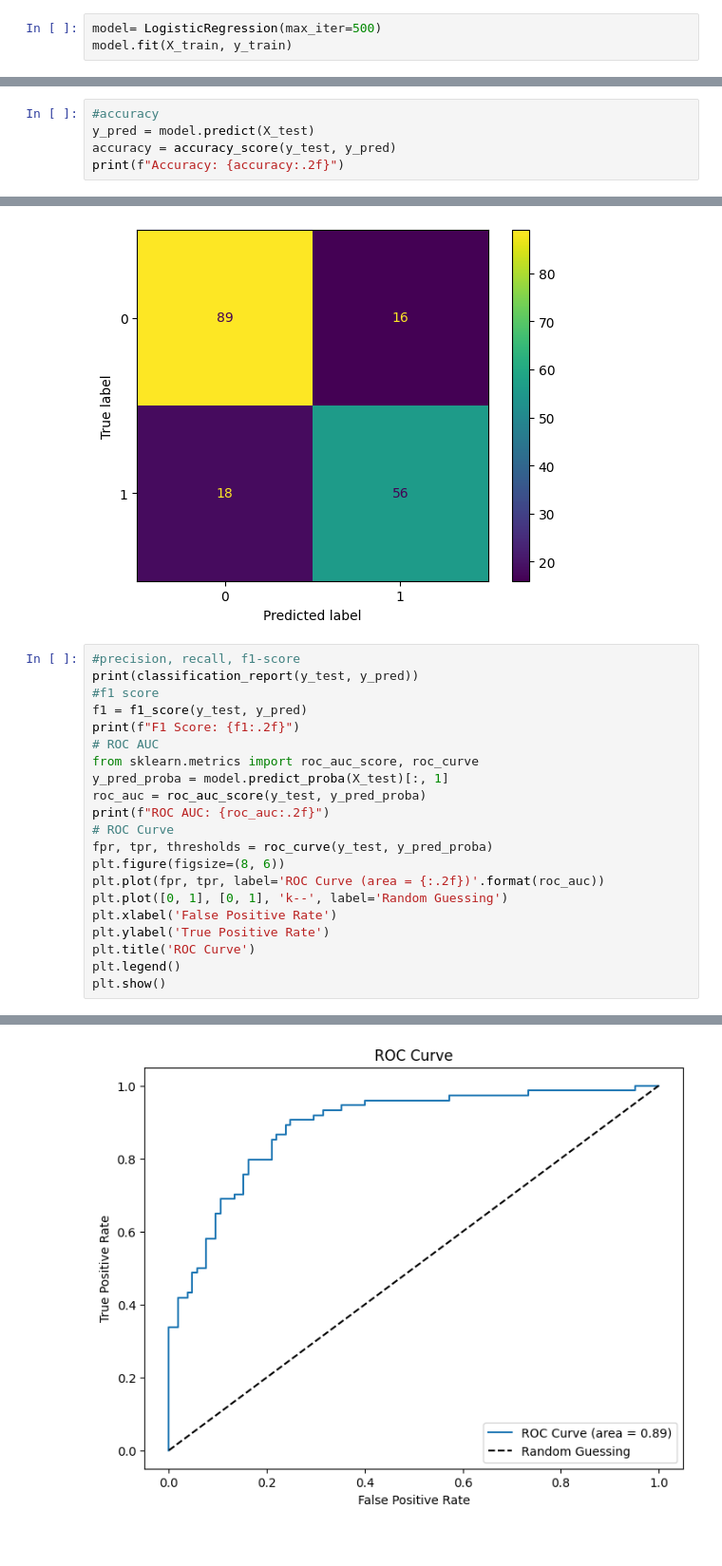
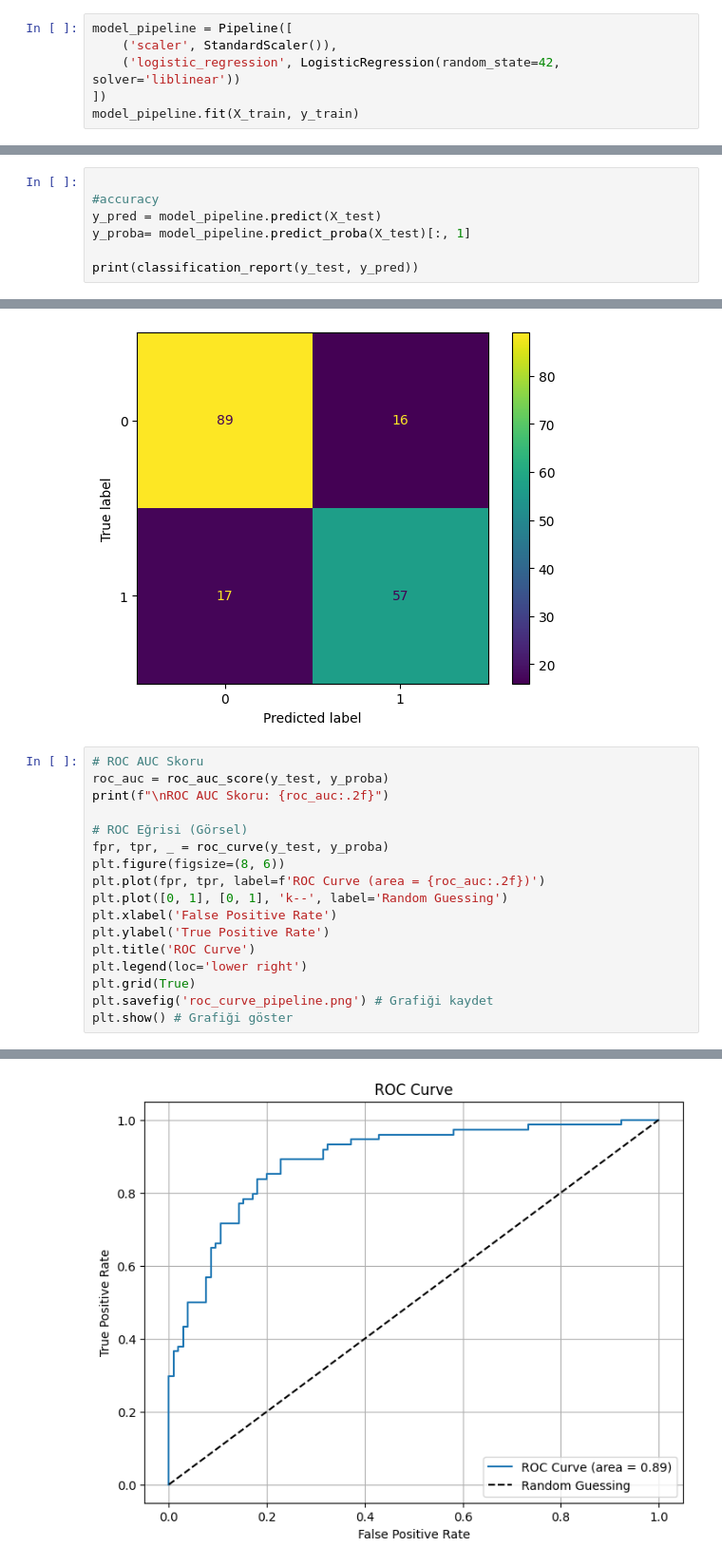
Before and after one commit to iceweasel13/titanic, a Jupyter notebook: titanic.ipynb, the cells around one changed output, grey strips where cells are left out. Shown: that part at 95% size. Cells and saved outputs as stored; diff of their text form.

Commit message:
model completed

```diff
--- a/titanic.ipynb
+++ b/titanic.ipynb
@@ -277,6 +281,9 @@ X= train_data.drop('Survived', axis=1)
 y= train_data['Survived']
 X_train, X_test, y_train, y_test = train_test_split(X, y, test_size=0.2, random_state=42)
 # %%
-model= LogisticRegression(max_iter=500)
-model.fit(X_train, y_train)
+model_pipeline = Pipeline([
+    ('scaler', StandardScaler()),
+    ('logistic_regression', LogisticRegression(random_state=42, solver='liblinear'))
+])
+model_pipeline.fit(X_train, y_train)
 # %% [output]
@@ -284,6 +293,8 @@ LogisticRegression(max_iter=500)
 # %%
+
 #accuracy
-y_pred = model.predict(X_test)
-accuracy = accuracy_score(y_test, y_pred)
-print(f"Accuracy: {accuracy:.2f}")
+y_pred = model_pipeline.predict(X_test)
+y_proba= model_pipeline.predict_proba(X_test)[:, 1]
+
+print(classification_report(y_test, y_pred))
 # %% [output]
@@ -298,24 +315,20 @@ plt.show()
 # %% [output]
 [figure]
 # %%
-#precision, recall, f1-score
-print(classification_report(y_test, y_pred))
-#f1 score
-f1 = f1_score(y_test, y_pred)
-print(f"F1 Score: {f1:.2f}")
-# ROC AUC
-from sklearn.metrics import roc_auc_score, roc_curve
-y_pred_proba = model.predict_proba(X_test)[:, 1]
-roc_auc = roc_auc_score(y_test, y_pred_proba)
-print(f"ROC AUC: {roc_auc:.2f}")
-# ROC Curve
-fpr, tpr, thresholds = roc_curve(y_test, y_pred_proba)
+# ROC AUC Skoru
+roc_auc = roc_auc_score(y_test, y_proba)
+print(f"\nROC AUC Skoru: {roc_auc:.2f}")
+
+# ROC Eğrisi (Görsel)
+fpr, tpr, _ = roc_curve(y_test, y_proba)
 plt.figure(figsize=(8, 6))
-plt.plot(fpr, tpr, label='ROC Curve (area = {:.2f})'.format(roc_auc))
+plt.plot(fpr, tpr, label=f'ROC Curve (area = {roc_auc:.2f})')
 plt.plot([0, 1], [0, 1], 'k--', label='Random Guessing')
 plt.xlabel('False Positive Rate')
 plt.ylabel('True Positive Rate')
 plt.title('ROC Curve')
-plt.legend()
-plt.show()
+plt.legend(loc='lower right')
+plt.grid(True)
+plt.savefig('roc_curve_pipeline.png') # Grafiği kaydet
+plt.show() # Grafiği göster
 # %% [output]
@@ -333 +336 @@ ROC AUC: 0.89
-[figure, old version]
+[figure, new version]
```
Also changed, not shown: parts of 8 cells of this notebook, 4 other files.
